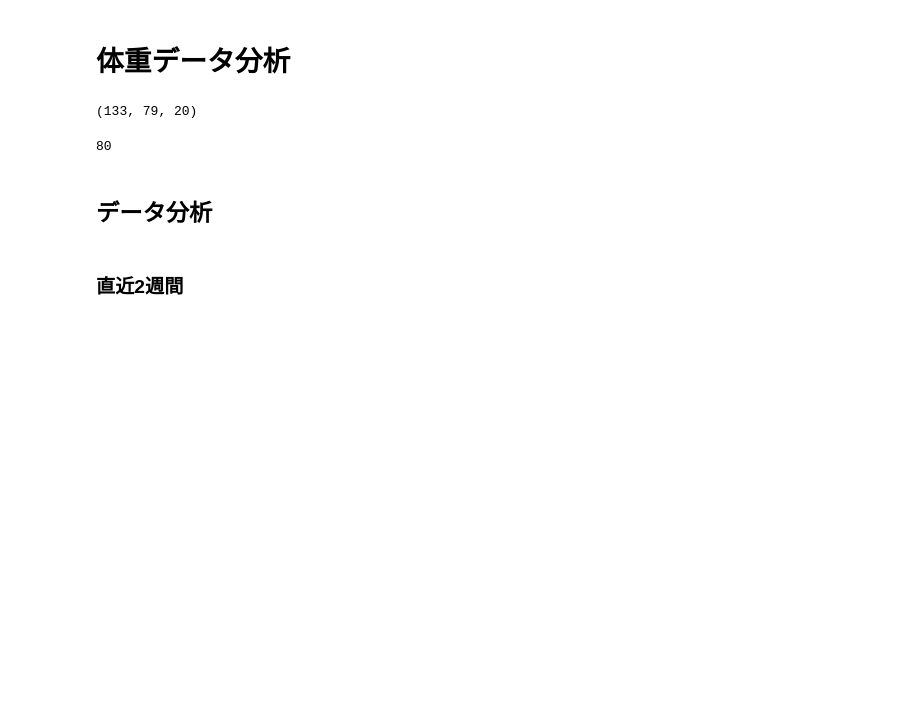
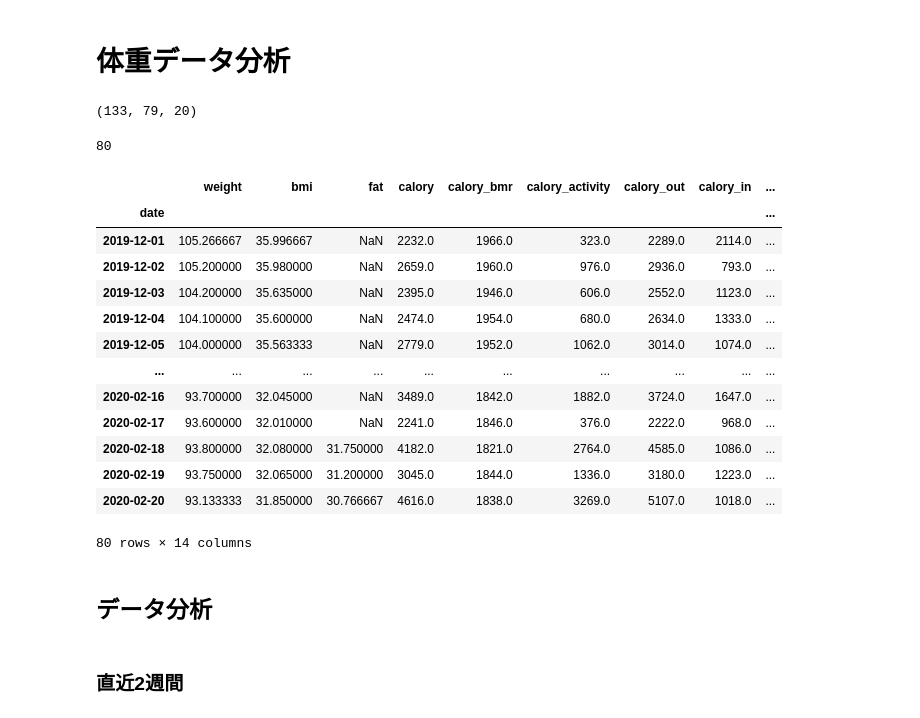
Before and after one commit to tsu-nera/yaseru, a Jupyter notebook: notebooks/weights_analysis.ipynb, the cells around one changed output. Saved outputs shown, nothing was run; the diff lists cells and outputs as text; code cells hidden in the pictures; blank space fills up the shorter version.

```diff
--- a/notebooks/weights_analysis.ipynb
+++ b/notebooks/weights_analysis.ipynb
@@ -56,6 +59,23 @@ df = pd.merge(df, hps, how="outer", on="date").sort_values('date')
 len(df)
 # %% [output]
 80
+# %%
+df
+# %% [output]
+|  | weight | bmi | fat | calory | calory_bmr | calory_activity | calory_out | calory_in | ... |
+| date |  |  |  |  |  |  |  |  | ... |
+| 2019-12-01 | 105.266667 | 35.996667 | NaN | 2232.0 | 1966.0 | 323.0 | 2289.0 | 2114.0 | ... |
+| 2019-12-02 | 105.200000 | 35.980000 | NaN | 2659.0 | 1960.0 | 976.0 | 2936.0 | 793.0 | ... |
+| 2019-12-03 | 104.200000 | 35.635000 | NaN | 2395.0 | 1946.0 | 606.0 | 2552.0 | 1123.0 | ... |
+| 2019-12-04 | 104.100000 | 35.600000 | NaN | 2474.0 | 1954.0 | 680.0 | 2634.0 | 1333.0 | ... |
+| 2019-12-05 | 104.000000 | 35.563333 | NaN | 2779.0 | 1952.0 | 1062.0 | 3014.0 | 1074.0 | ... |
+| ... | ... | ... | ... | ... | ... | ... | ... | ... | ... |
+| 2020-02-16 | 93.700000 | 32.045000 | NaN | 3489.0 | 1842.0 | 1882.0 | 3724.0 | 1647.0 | ... |
+| 2020-02-17 | 93.600000 | 32.010000 | NaN | 2241.0 | 1846.0 | 376.0 | 2222.0 | 968.0 | ... |
+| 2020-02-18 | 93.800000 | 32.080000 | 31.750000 | 4182.0 | 1821.0 | 2764.0 | 4585.0 | 1086.0 | ... |
+| 2020-02-19 | 93.750000 | 32.065000 | 31.200000 | 3045.0 | 1844.0 | 1336.0 | 3180.0 | 1223.0 | ... |
+| 2020-02-20 | 93.133333 | 31.850000 | 30.766667 | 4616.0 | 1838.0 | 3269.0 | 5107.0 | 1018.0 | ... |
+80 rows × 14 columns
 # %% [markdown]
 ## データ分析
 # %%
```
Also changed, not shown: parts of 6 cells of this notebook.
